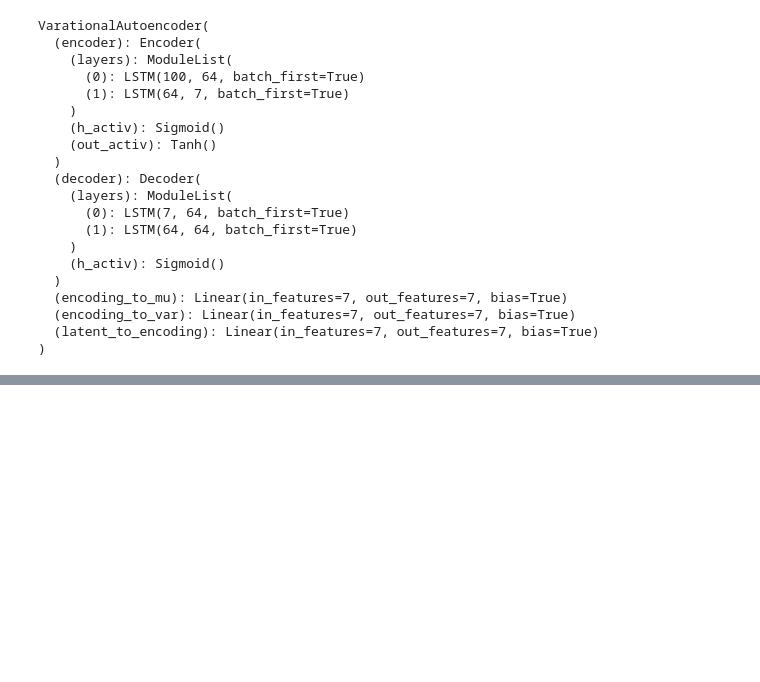
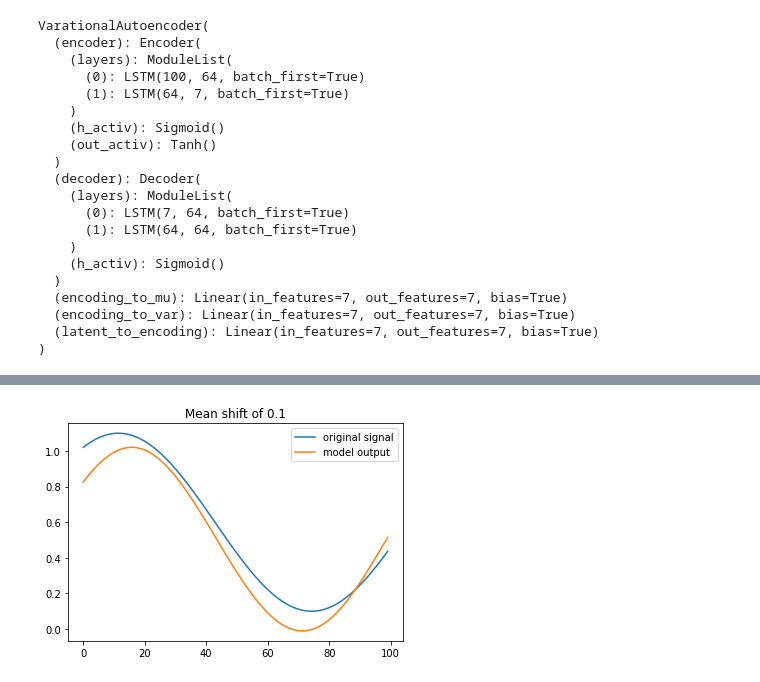
Before and after one commit to johnnyd710/aurelius, a Jupyter notebook: notebooks/tutorial.ipynb, the cells around one changed output, grey strips where cells are left out. Cells and saved outputs as stored; diff of their text form; code cells hidden in the pictures; blank space fills up the shorter version.

```diff
--- a/notebooks/tutorial.ipynb
+++ b/notebooks/tutorial.ipynb
@@ -66,0 +100,15 @@ compare(freq = 0.15, phase=0.05, title='freq=.15')
+# %%
+MEAN_SHIFT = 0.1
+TITLE = 'Mean shift of 0.1'
+freq = 0.05
+phase = 1
+sine = [((np.sin(freq * j + phase) + 1)*0.5) + MEAN_SHIFT for j in range(TIMESTEPS)]
+tensor_sine = torch.tensor(sine).unsqueeze(0).float()
+out = model(tensor_sine).squeeze().data
+plt.plot(sine, label='original signal')
+plt.plot(out, label='model output')
+plt.legend()
+plt.title(TITLE)
+plt.show()
+# %% [output]
+[figure, added]
```
Also changed, not shown: parts of 12 cells of this notebook, 2 other files.
